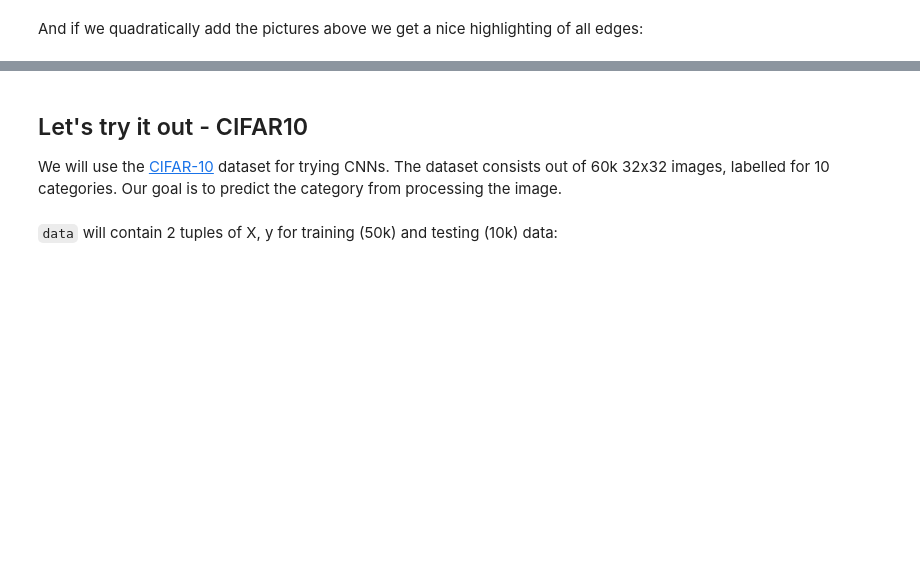
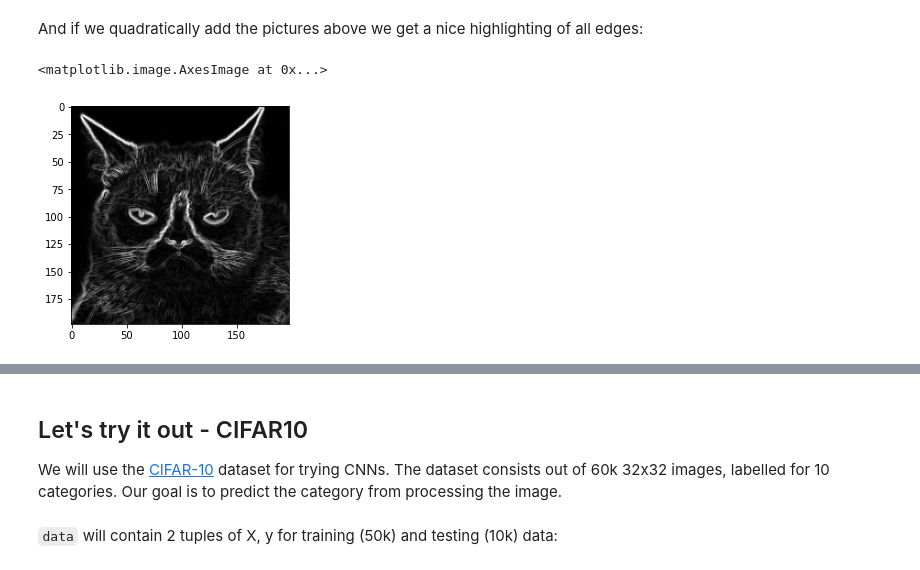
Before and after one commit to nikoladze/LMU_DA_ML, a Jupyter notebook: CNNIntro.ipynb, the cells around one changed output, grey strips where cells are left out. Drawn from its saved outputs; the diff is of its cells as text; code cells hidden in the pictures; blank space fills up the shorter version.

```diff
--- a/CNNIntro.ipynb
+++ b/CNNIntro.ipynb
@@ -92,8 +135,11 @@ And if we quadratically add the pictures above we get a nice highlighting of all
 # %%
 plt.imshow(
     np.sqrt(
         convolve(img_grumpy_grey, sobel_x)**2
         + convolve(img_grumpy_grey, sobel_y)**2
     ),
-    cmap="inferno"
+    cmap="Greys_r"
 )
+# %% [output]
+<matplotlib.image.AxesImage at 0x...>
+[figure, added]
```
Also changed, not shown: parts of 22 cells of this notebook.
